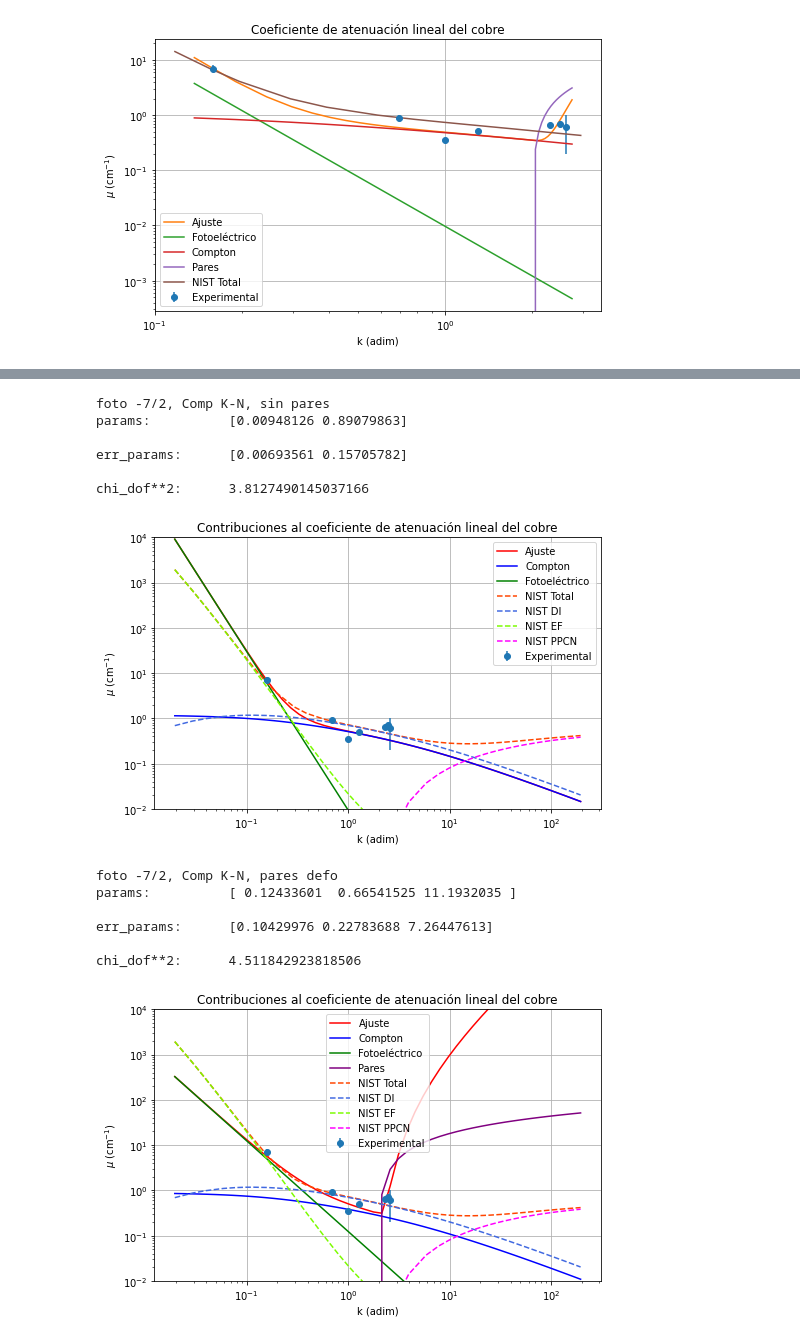
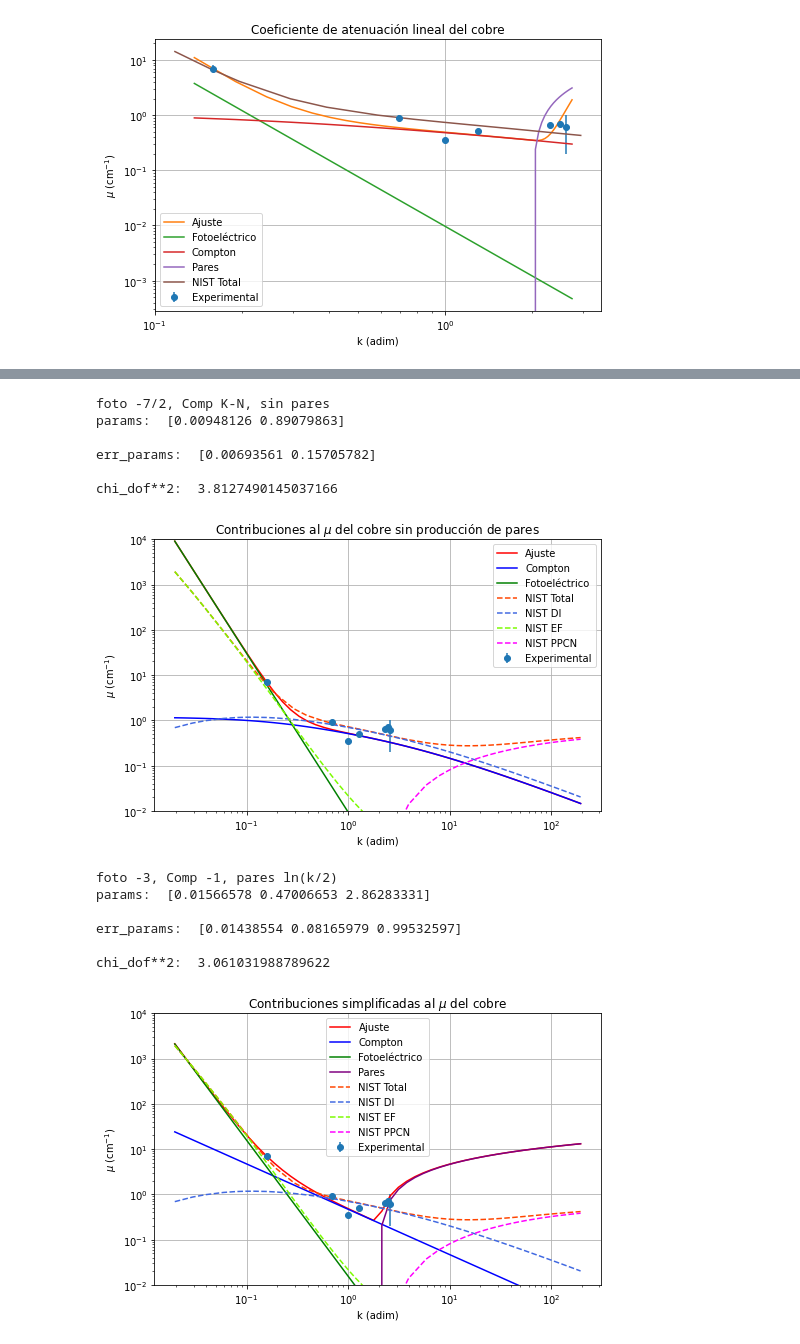
Before and after one commit to expe-cuanticos-2/Analisis_2021, a Jupyter notebook: GrupoB/01_Gamma/tp1_gamma_cui.ipynb, the cells around one changed output, grey strips where cells are left out. Drawn from its saved outputs; the diff is of its cells as text; code cells hidden in the pictures.

```diff
--- a/GrupoB/01_Gamma/tp1_gamma_cui.ipynb
+++ b/GrupoB/01_Gamma/tp1_gamma_cui.ipynb
@@ -610,7 +642,7 @@ plt.plot(nist_data[0], nist_data[4], label=nist_names[3], linestyle='dashed', co
 
 plt.xlabel("k (adim)")
 plt.ylabel(r"$\mu$ (cm$^{-1}$)")
-plt.title(r"Contribuciones al coeficiente de atenuación lineal del cobre")
+plt.title(r"Contribuciones al $\mu$ del cobre sin producción de pares")
 plt.grid()
 plt.ylim(10**-2,10**4)
 plt.xscale('log')
@@ -627,47 +659,47 @@ chi_dof**2:      3.8127490145037166
-[figure, old version]
+[figure, new version]
 # %%
-### Comparo contribuciones defo
+### Comparo contribuciones fáciles
 
 # el ajuste
-print("foto -7/2, Comp K-N, pares defo")
+print("foto -3, Comp -1, pares ln(k/2)")
 beta_cero = [1,100,0.001]
-fit_params = odr_perritou(SE_suma_defo_2,3,beta_cero)
+fit_params = odr_perritou(SE_suma,3,beta_cero)
 
 # grafico
 fig = plt.figure(figsize=(8,5))
 
 # nuestro ajuste
 kmin = nist_k[0]
 kmax = nist_k[len(nist_k)-1]
 kx = np.logspace(np.log10(kmin),np.log10(kmax))
 
 plt.errorbar(k,mus, yerr = errmus, fmt = 'o', label='Experimental')
 
-plt.plot(kx, SE_suma_defo_2(fit_params,kx), label='Ajuste', color='red')
-plt.plot(kx, SE_kleinNishina_k(fit_params[1],kx), label='Compton', color='blue')
-plt.plot(kx, SE_fotoel_k_2(fit_params[0],kx), label='Fotoeléctrico', color='green')
+plt.plot(kx, SE_suma(fit_params,kx), label='Ajuste', color='red')
+plt.plot(kx, SE_compton_k(fit_params[1],kx), label='Compton', color='blue')
+plt.plot(kx, SE_fotoel_k(fit_params[0],kx), label='Fotoeléctrico', color='green')
 plt.plot(kx, SE_pares_k(fit_params[2],kx), label='Pares', color='purple')
 
 # datos del NIST
 plt.plot(nist_data[0], nist_data[7], label=nist_names[6], linestyle='dashed', color='orangered')
 plt.plot(nist_data[0], nist_data[2], label=nist_names[1], linestyle='dashed', color='royalblue')
 plt.plot(nist_data[0], nist_data[3], label=nist_names[2], linestyle='dashed', color='lawngreen')
 plt.plot(nist_data[0], nist_data[4], label=nist_names[3], linestyle='dashed', color='magenta')
 
 plt.xlabel("k (adim)")
 plt.ylabel(r"$\mu$ (cm$^{-1}$)")
-plt.title(r"Contribuciones al coeficiente de atenuación lineal del cobre")
+plt.title(r"Contribuciones simplificadas al $\mu$ del cobre")
 plt.grid()
 plt.ylim(10**-2,10**4)
 plt.xscale('log')
 plt.yscale('log')
 plt.legend()
 plt.show()
 # %% [output]
-foto -7/2, Comp K-N, pares defo
-params:          [ 0.12433601  0.66541525 11.1932035 ]
+foto -3, Comp -1, pares ln(k/2)
+params:  [0.01566578 0.47006653 2.86283331]
 
-err_params:      [0.10429976 0.22783688 7.26447613]
+err_params:  [0.01438554 0.08165979 0.99532597]
 
-chi_dof**2:      4.511842923818506
+chi_dof**2:  3.061031988789622
-[figure, old version]
+[figure, new version]
```
Also changed, not shown: parts of 5 cells of this notebook.
